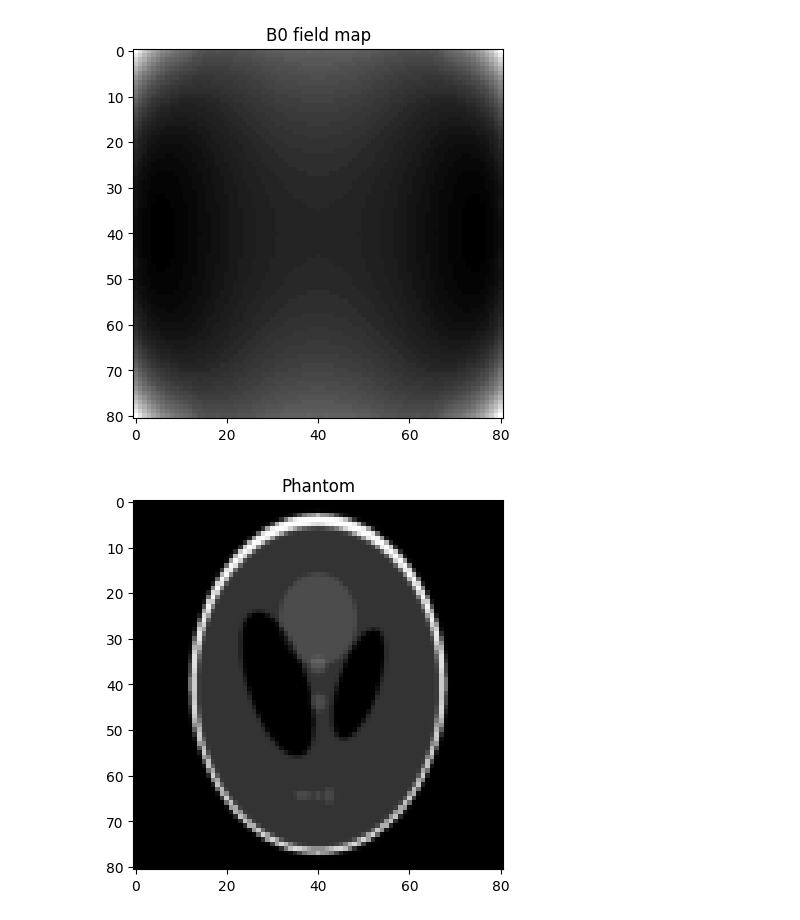
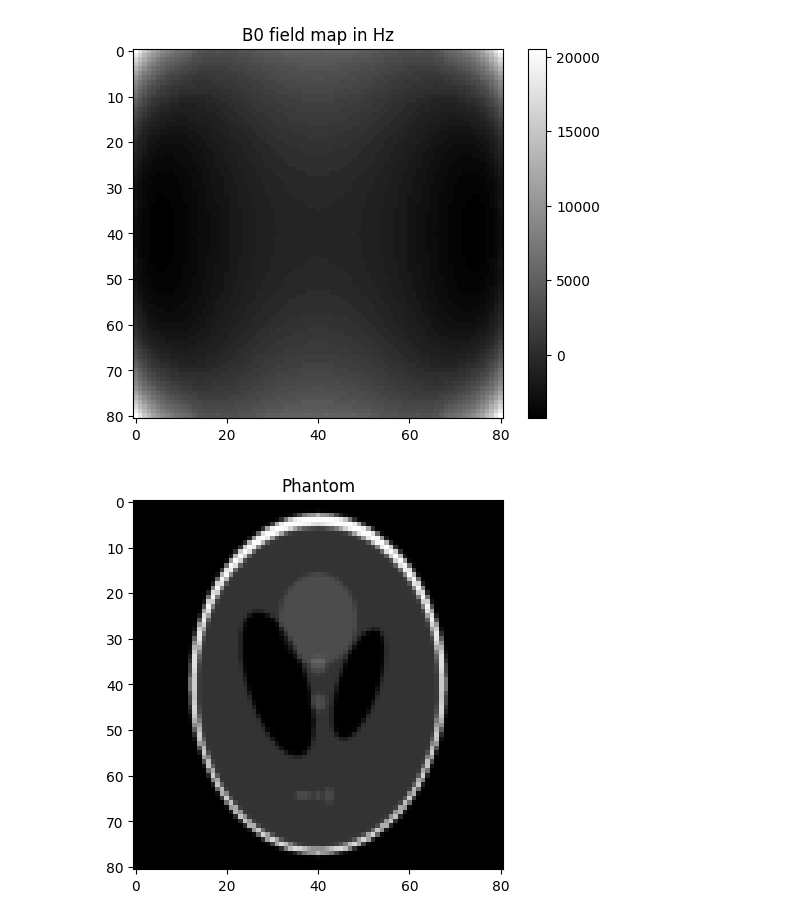
Before and after one commit to MaxStrey/Martinos_MR, a Jupyter notebook: Martinos_project/phantom_generation/phantom_7.ipynb, the cells around one changed output. Drawn from its saved outputs; the diff is of its cells as text; code cells hidden in the pictures.

```diff
--- a/Martinos_project/phantom_generation/phantom_7.ipynb
+++ b/Martinos_project/phantom_generation/phantom_7.ipynb
@@ -10,39 +10,44 @@ import pandas as pd
 # Re-generate and resize Shepp-Logan phantom
 phantom = shepp_logan_phantom()
 phantom = resize(phantom, (81, 81))
 #phantom /= np.max(phantom)
 phantom = phantom * (1 + 1j)  # Make the phantom complex
 
 
 N_spins = 81  # Number of spins in the phantom
 # # Phantom is a 2D delta function (single point in the center)
 # phantom = np.zeros((N_spins, N_spins), dtype=np.complex128)
 # phantom[N_spins//2, N_spins//2] = 1
 
 # Load the B0 field map from the csv file
 B0_field_map = pd.read_csv('2Dslice.csv', header=None).values
+gamma = 42.58e6  # Gyromagnetic ratio for hydrogen in Hz/T
+B0_field_map  = (B0_field_map * gamma)/(2*np.pi * 10000)  # Convert to Hz/T
+B0_mean = np.mean(B0_field_map)  # Mean value of the B0 field map
+B0_field_map -= np.mean(B0_field_map) # Dividing by the mean value of the B0 field map
+B0_field_map *= 6
+
 
 # Plot the B0 field map
-plt.title('B0 field map')
-plt.imshow(np.abs(B0_field_map), cmap='gray')
+plt.title('B0 field map in Hz')
+plt.imshow(B0_field_map, cmap='gray')
+plt.colorbar()  # Add a color bar to the plot
 plt.show()
+
+
 
 # Plot the phantom
 plt.title('Phantom')
 plt.imshow(np.abs(phantom), cmap='gray')
 plt.show()
 
 
 
-
-
-
-gamma = 42.58e6  # Gyromagnetic ratio for hydrogen in Hz/T
 g_mult = 6 # Gradient multiplication factor
 Gx = 0.004755753 * g_mult  # Gradient strength in T/m
 Gy = 0.004755753 * g_mult # Gradient strength in T/m
 B0 = 1.0  # B0 field in T
 # %% [output]
-[figure, old version]
+[figure, new version]
 [figure]
 # %%
```
Also changed, not shown: parts of 2 cells of this notebook, 2 other files.
